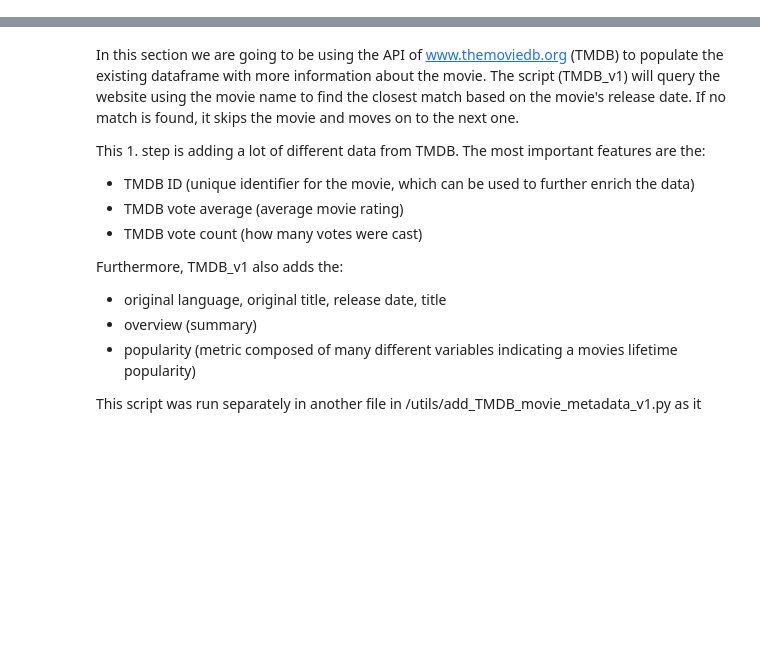
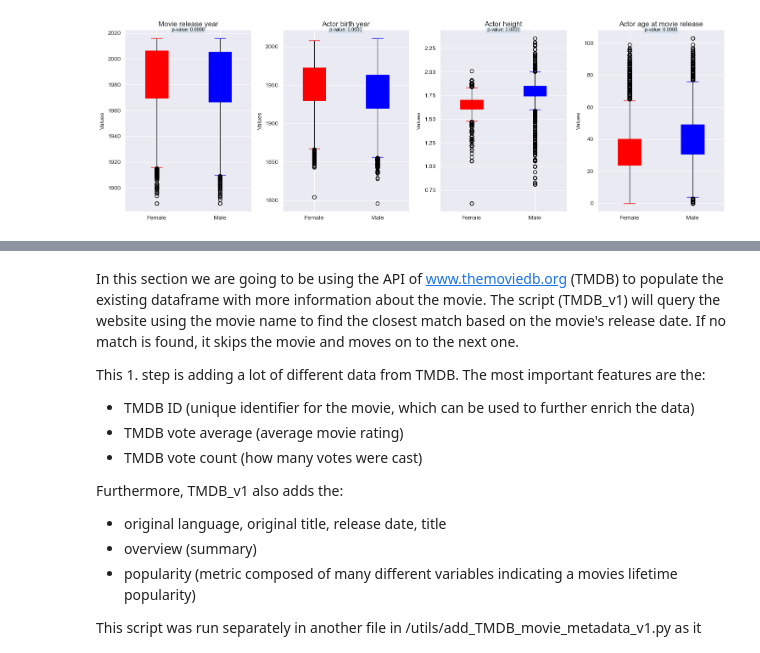
Before and after one commit to epfl-ada/ada-2023-project-byggemandbob, a Jupyter notebook: pipeline_gus.ipynb, the cells around one changed output, grey strips where cells are left out. Cells and saved outputs as stored; diff of their text form; code cells hidden in the pictures; blank space fills up the shorter version.

```diff
--- a/pipeline_gus.ipynb
+++ b/pipeline_gus.ipynb
@@ -3,0 +60,6 @@
+# %%
+condition1 = (character_metadata['Movie release year'] < 1800)
+condition2 = (movie_metadata['Movie release year'] < 1800)
+
+character_metadata.loc[condition1, 'Movie release year'] = np.nan
+movie_metadata.loc[condition2, 'Movie release year'] = np.nan
@@ -3,0 +185,58 @@
+# %%
+# Divide data into male female and male dataset
+female_characters = character_metadata[character_metadata['Actor gender'] == 'F']
+male_characters = character_metadata[character_metadata['Actor gender'] == 'M']
+
+# Variables of interest
+variables = ['Movie release year', 'Actor birth year', 'Actor height', 'Actor age at movie release']
+
+# Extract the specific columns from the female_characters and male_characters datasets
+female_data = [female_characters[var].dropna() for var in variables]
+male_data = [male_characters[var].dropna() for var in variables]
+
+# Create a figure with three subplots
+_, axes = plt.subplots(1, 4, figsize=(15, 5))
+
+# Create box plots for each variable in each subplot
+for i, variable in enumerate(variables):
+    ax = axes[i]
+
+    # Create the box plots for female and male characters for the current variable
+    width = 0.35  # Width of the boxes
+
+    positions = [1, 2]
+    box_props = dict(linewidth=2, color='black')
+    median_props = dict(linewidth=2, color='black')
+    cap_props = dict(color='black')
+
+    # Set custom colors for the female and male box plots
+    box_colors = ['red', 'blue']
+
+    bp_female = ax.boxplot([female_data[i]], positions=[positions[0]], widths=width, patch_artist=True,
+                           boxprops=box_props, medianprops=median_props, capprops=cap_props)
+    bp_male = ax.boxplot([male_data[i]], positions=[positions[1]], widths=width, patch_artist=True,
+                         boxprops=box_props, medianprops=median_props, capprops=cap_props)
+
+    # Set colors for female and male box plots
+    for box, color in zip([bp_female, bp_male], box_colors):
+        for element in ['boxes', 'medians', 'caps']:
+            plt.setp(box[element], color=color)
+
+    # Perform a t-test and get the p-value
+    t_stat, p_value = stats.ttest_ind(female_data[i], male_data[i])
+
+    # Annotate the plot with the p-value
+    ax.annotate(f'p-value: {p_value:.4f}', xy=(1.5, max(ax.get_ylim())), ha='center', va='center',
+                bbox=dict(boxstyle="round", alpha=0.1),
+                fontsize=8, color='black')
+
+    ax.set_ylabel('Values')
+    ax.set_title(variable)
+    ax.set_xticks(positions)
+    ax.set_xticklabels(['Female', 'Male'])
+
+# Adjust the layout to prevent overlapping
+plt.tight_layout()
+plt.show()
+# %% [output]
+[figure, added]
```
Also changed, not shown: parts of 64 cells of this notebook.
